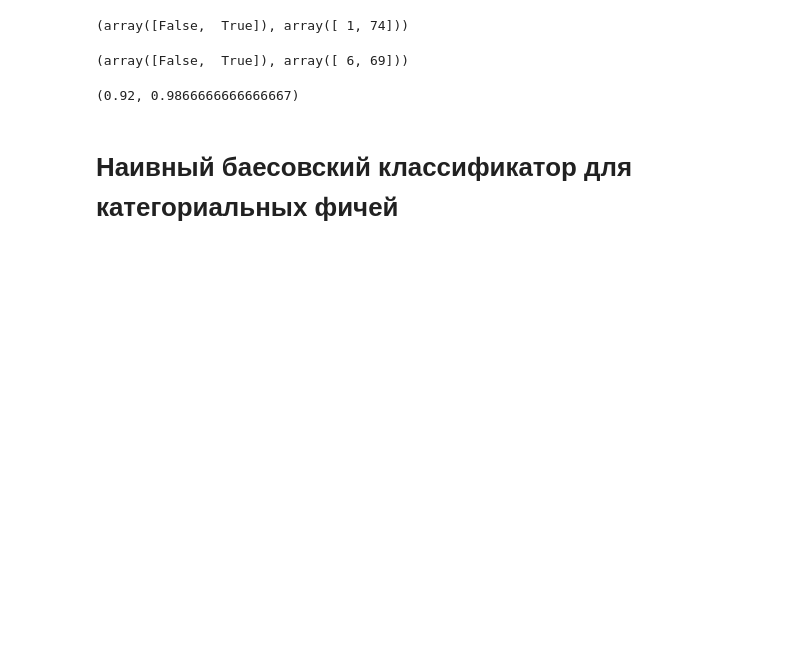
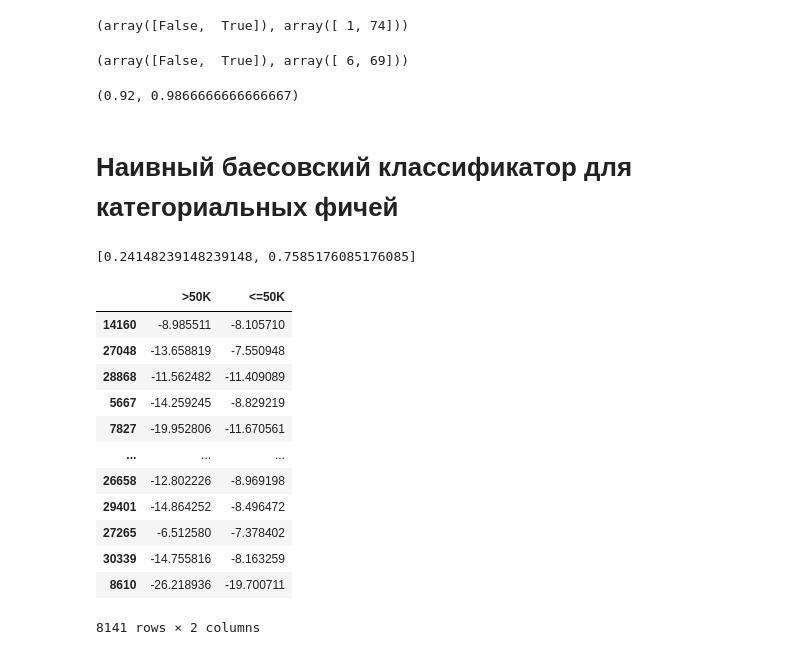
Before and after one commit to UIIf/Study, a Jupyter notebook: ML/HW3.ipynb, the cells around one changed output. Saved outputs shown, nothing was run; the diff lists cells and outputs as text; code cells hidden in the pictures; blank space fills up the shorter version.

```diff
--- a/ML/HW3.ipynb
+++ b/ML/HW3.ipynb
@@ -59,0 +77,4 @@ adult_train_df.groupby(['sex']).get_group('Male')
+# %%
+adult_cat_col = adult_df.select_dtypes(include=object).columns.to_list()
+adult_cat_col.remove('income')
+print(adult_cat_col)
@@ -220,0 +331,24 @@ accuracy_score(y_train, gnb.predict(X_train)), accuracy_score(y_test, gnb.predic
+# %%
+catNB = MyCategoryNB()
+# %%
+catNB.fit(adult_train_df[adult_cat_col], adult_train_df['income'])#adult_cat_col
+# %%
+catNB.ap
+# %% [output]
+[0.24148239148239148, 0.7585176085176085]
+# %%
+catNB.likelihood(adult_test_df[adult_cat_col])
+# %% [output]
+|  | >50K | <=50K |
+| 14160 | -8.985511 | -8.105710 |
+| 27048 | -13.658819 | -7.550948 |
+| 28868 | -11.562482 | -11.409089 |
+| 5667 | -14.259245 | -8.829219 |
+| 7827 | -19.952806 | -11.670561 |
+| ... | ... | ... |
+| 26658 | -12.802226 | -8.969198 |
+| 29401 | -14.864252 | -8.496472 |
+| 27265 | -6.512580 | -7.378402 |
+| 30339 | -14.755816 | -8.163259 |
+| 8610 | -26.218936 | -19.700711 |
+8141 rows × 2 columns
```
Also changed, not shown: parts of 23 cells of this notebook, 2 other files.
